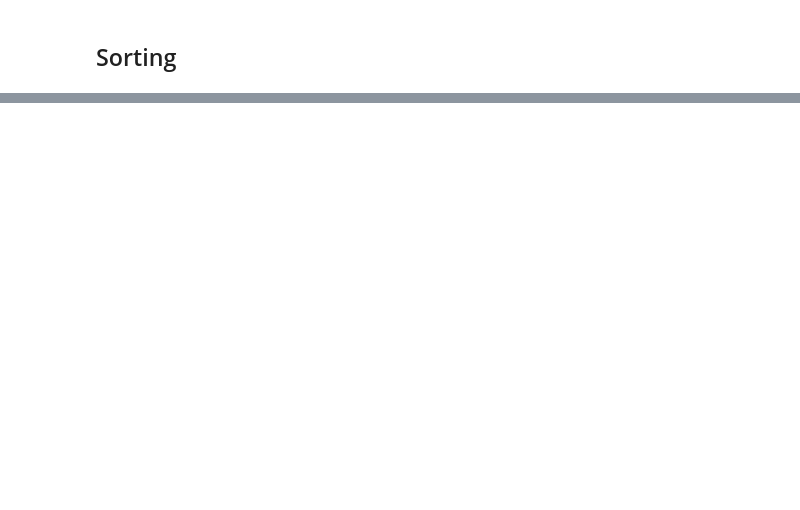
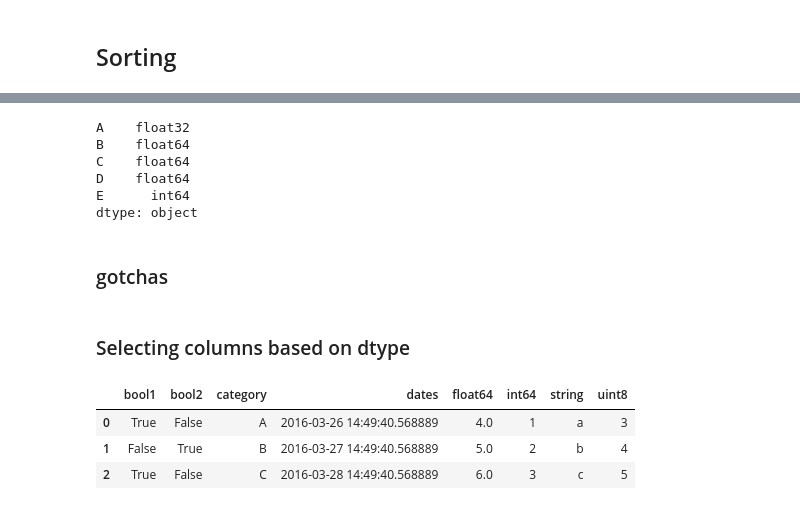
Before and after one commit to chenchaodev/note_machine_learning, a Jupyter notebook: python/pandas/02 Essential Basic Functionality.ipynb, the cells around one changed output, grey strips where cells are left out. Cells and saved outputs as stored; diff of their text form; code cells hidden in the pictures; blank space fills up the shorter version.

```diff
--- a/python/pandas/02 Essential Basic Functionality.ipynb
+++ b/python/pandas/02 Essential Basic Functionality.ipynb
@@ -1457,0 +1124,15 @@ dtype: object
+# %%
+In [305]: df3['D'] = '1.'
+
+In [306]: df3['E'] = '1'
+
+In [307]: df3.convert_objects(convert_numeric=True).dtypes
+# %% [output]
+A    float32
+B    float64
+C    float64
+D    float64
+E      int64
+dtype: object
+# %% [markdown]
+### gotchas
@@ -1457,0 +1141,2 @@ dtype: object
+# %% [markdown]
+### Selecting columns based on dtype
@@ -1457,0 +1153,7 @@ dtype: object
+# %%
+df
+# %% [output]
+|  | bool1 | bool2 | category | dates | float64 | int64 | string | uint8 |
+| 0 | True | False | A | 2016-03-26 14:49:40.568889 | 4.0 | 1 | a | 3 |
+| 1 | False | True | B | 2016-03-27 14:49:40.568889 | 5.0 | 2 | b | 4 |
+| 2 | True | False | C | 2016-03-28 14:49:40.568889 | 6.0 | 3 | c | 5 |
```
Also changed, not shown: parts of 183 cells of this notebook, 15 other files.
